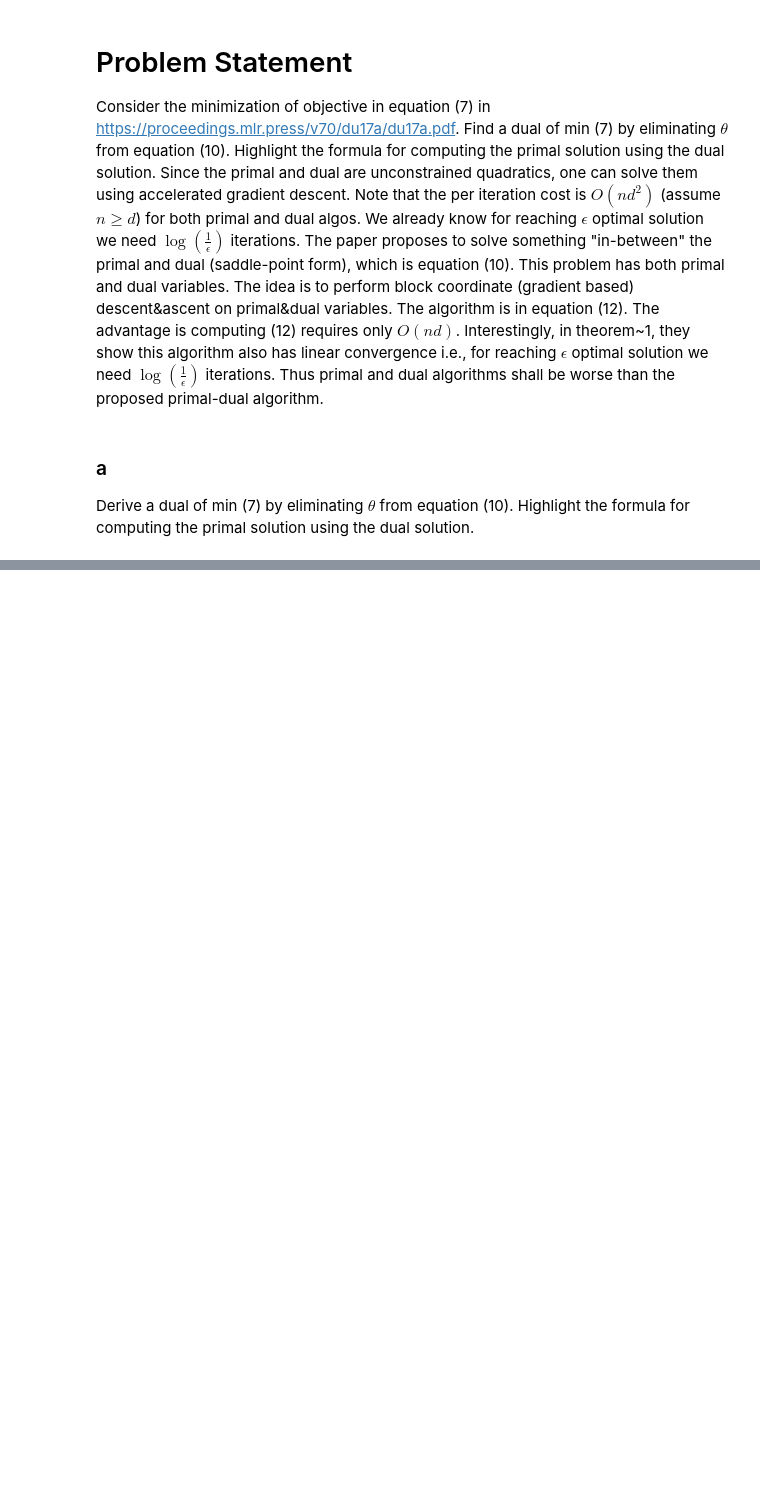
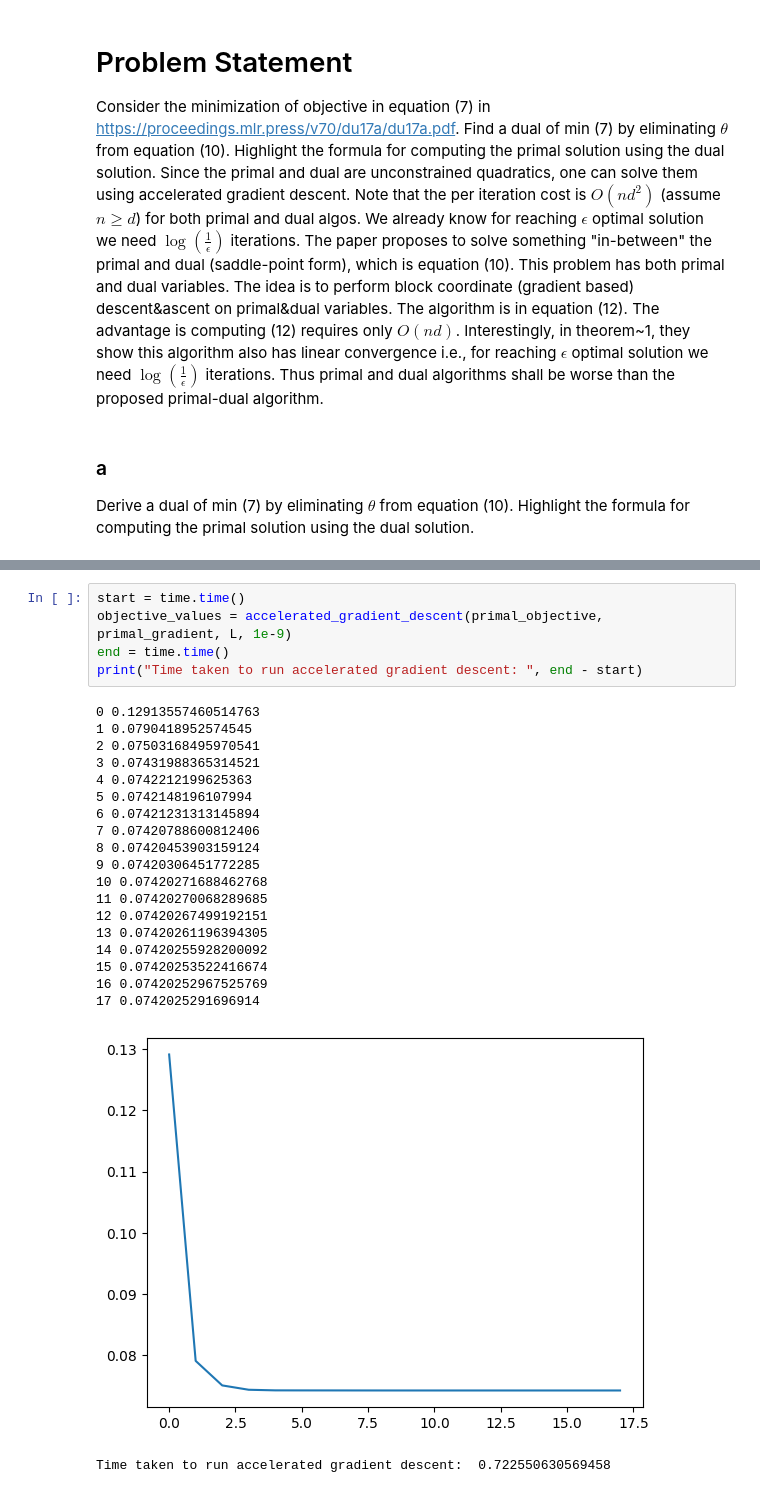
Before and after one commit to GauthamBellamkonda/ConvexOptProject, a Jupyter notebook: code.ipynb, the cells around one changed output, grey strips where cells are left out. Cells and saved outputs as stored; diff of their text form; blank space fills up the shorter version.

```diff
--- a/code.ipynb
+++ b/code.ipynb
@@ -57,0 +206,26 @@ $$
+# %%
+start = time.time()
+objective_values = accelerated_gradient_descent(primal_objective, primal_gradient, L, 1e-9)
+end = time.time()
+print("Time taken to run accelerated gradient descent: ", end - start)
+# %% [output]
+0 0.12913557460514763
+1 0.0790418952574545
+2 0.07503168495970541
+3 0.07431988365314521
+4 0.0742212199625363
+5 0.0742148196107994
+6 0.07421231313145894
+7 0.07420788600812406
+8 0.07420453903159124
+9 0.07420306451772285
+10 0.07420271688462768
+11 0.07420270068289685
+12 0.07420267499192151
+13 0.07420261196394305
+14 0.07420255928200092
+15 0.07420253522416674
+16 0.07420252967525769
+17 0.0742025291696914
+[figure, added]
+Time taken to run accelerated gradient descent:  0.722550630569458
```
Also changed, not shown: parts of 6 cells of this notebook.
